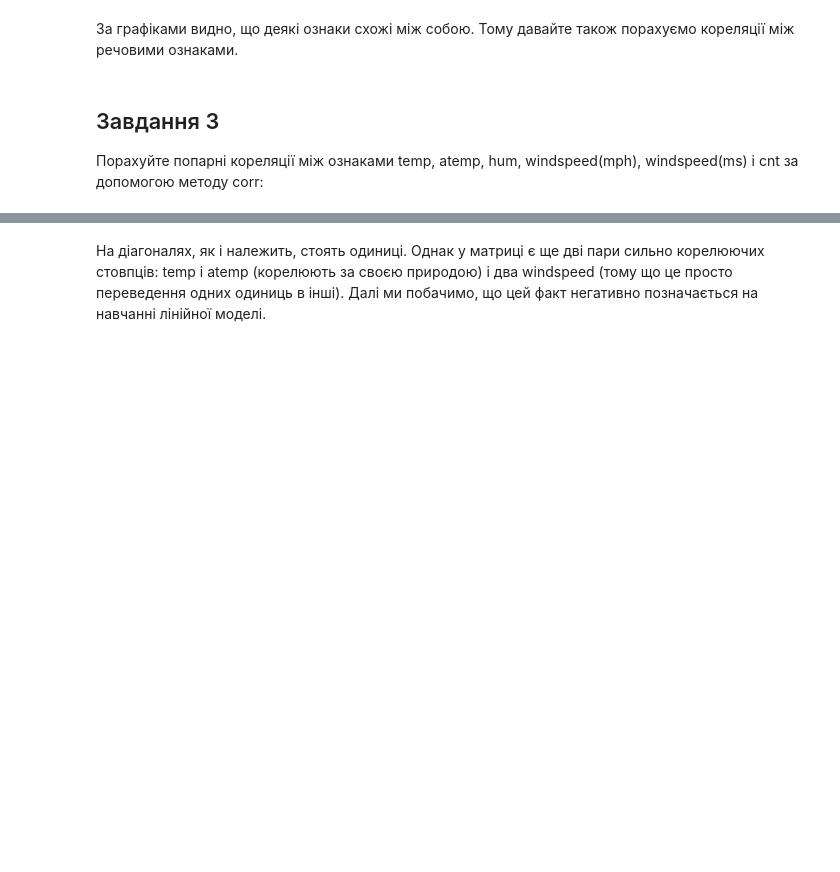
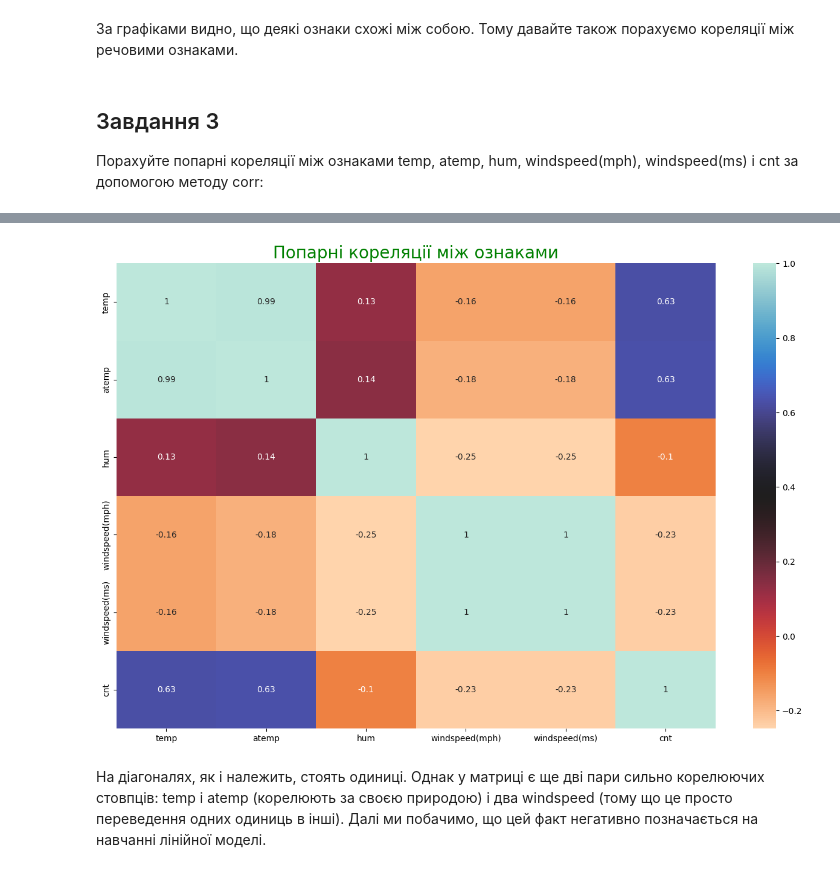
Before and after one commit to ValeriiYermak/DataScience, a Jupyter notebook: "HW_4_ipynb".ipynb, the cells around one changed output, grey strips where cells are left out. Drawn from its saved outputs; the diff is of its cells as text; code cells hidden in the pictures; blank space fills up the shorter version.

```diff
--- a/"HW_4_ipynb".ipynb
+++ b/"HW_4_ipynb".ipynb
@@ -196,3 +159,10 @@ display(correlation_matrix)
+# %%
+plt.rcParams["figure.figsize"] = (16, 10)
+sns.heatmap(df.iloc[:, 7:].corr(), annot=True, cmap='icefire_r')
+plt.title('Попарні кореляції між ознаками', fontsize=20, color='g')
+plt.show()
+# %% [output]
+[figure, added]
 # %% [markdown]
 На діагоналях, як і належить, стоять одиниці. Однак у матриці є ще дві пари сильно корелюючих стовпців: temp і atemp (корелюють за своєю природою) і два windspeed (тому що це просто переведення одних одиниць в інші). Далі ми побачимо, що цей факт негативно позначається на навчанні лінійної моделі.
 # %% [markdown]
```
Also changed, not shown: parts of 38 cells of this notebook.
